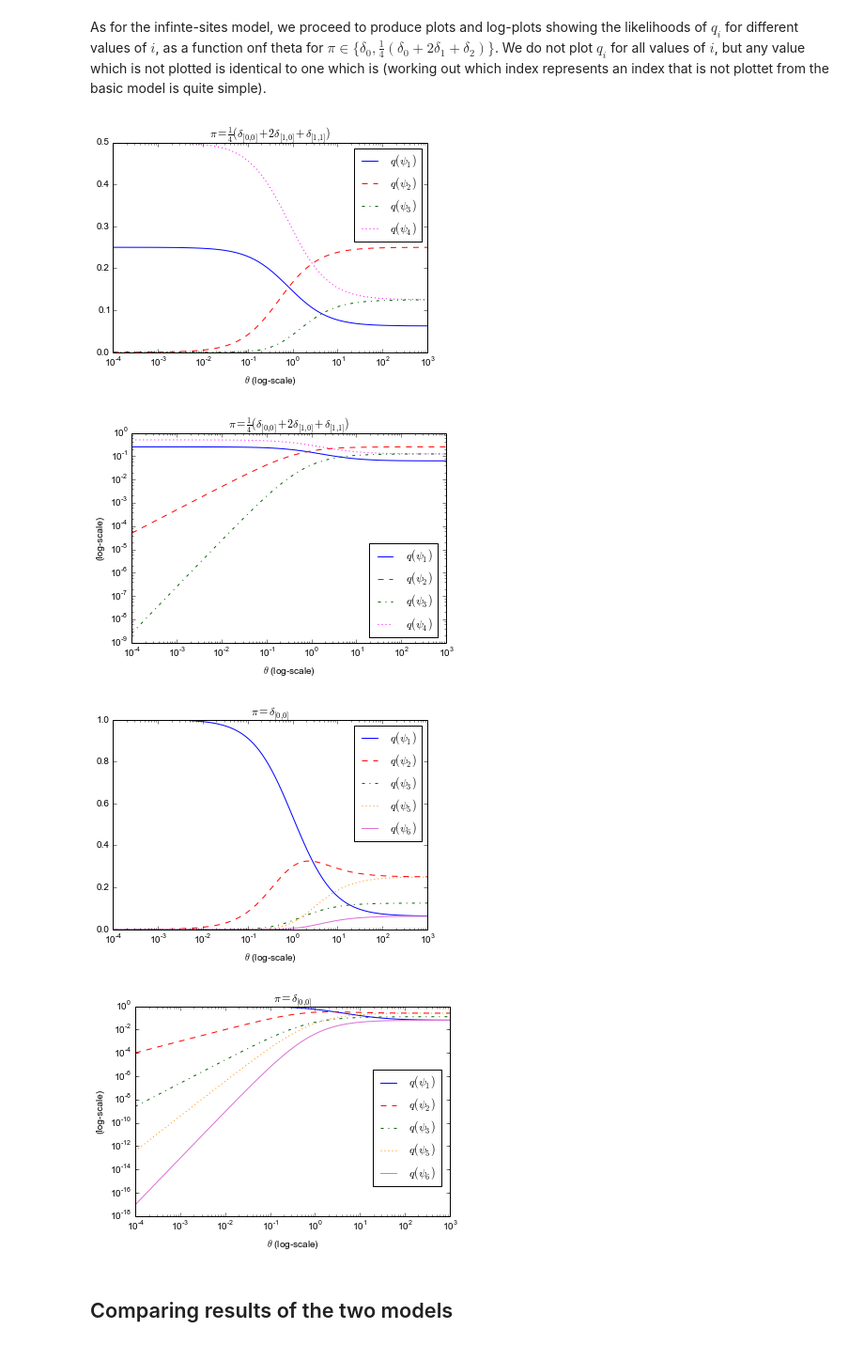
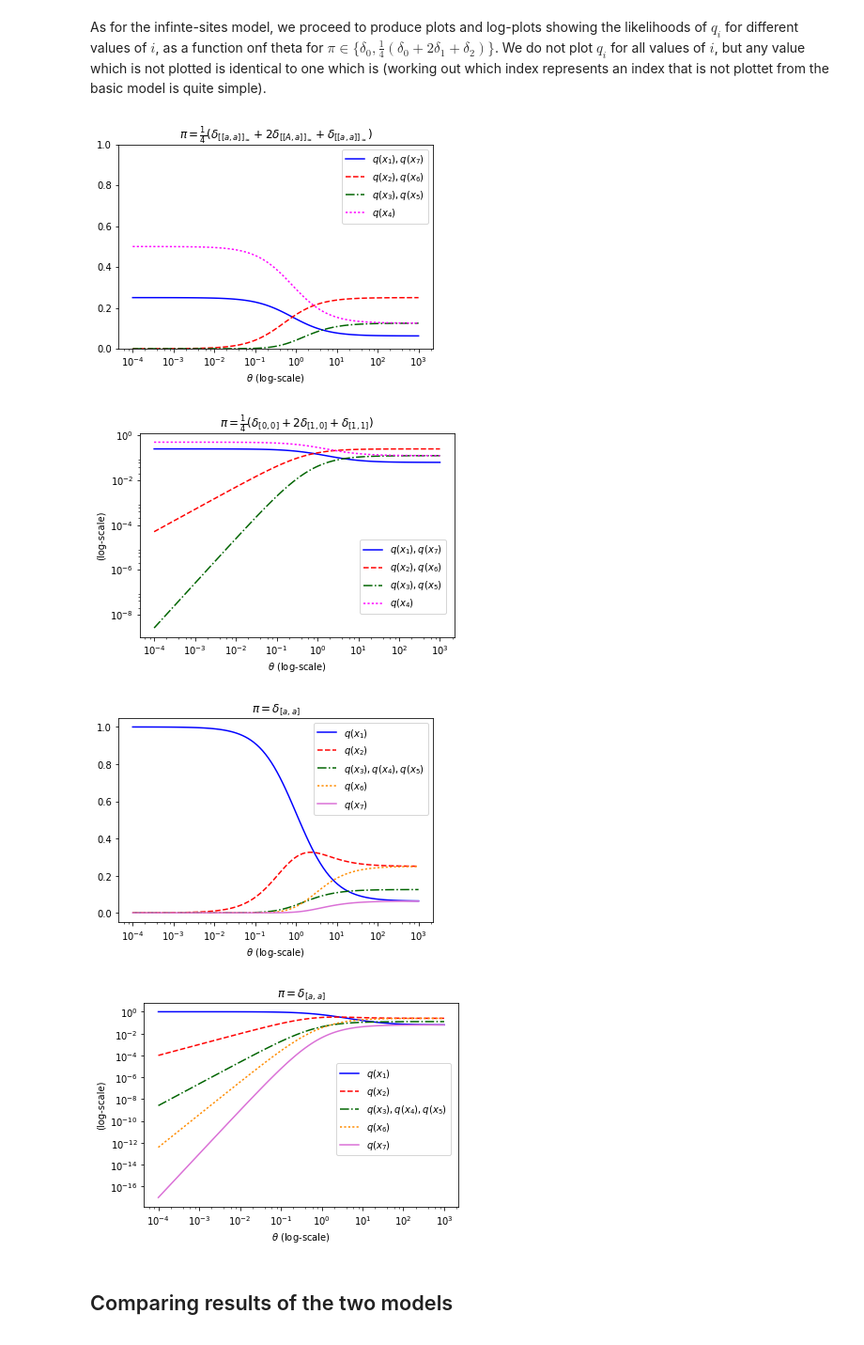
Before and after one commit to Cronjaeger/almost-infinite-sites-recursions, a Jupyter notebook: ipython_notebooks/explicit_solution_of_recursions.ipynb, the cells around one changed output. Shown: that part at 94% size. Saved outputs shown, nothing was run; the diff lists cells and outputs as text; code cells hidden in the pictures.

Commit message:
Modify to generate plots for note 4.

```diff
--- a/ipython_notebooks/explicit_solution_of_recursions.ipynb
+++ b/ipython_notebooks/explicit_solution_of_recursions.ipynb
@@ -249,16 +268,20 @@ def generate_figure_paths(figure_name):
 # %%
 plt.figure(1)
 #plt.subplot(211)
+s = 0
 for i in (4,5,9):
     likelihhods = [solutions[(theta,pi1)][i] for theta in thetas]
-    plt.plot(thetas,likelihhods, label = 'i = %i'%i)
+    plt.plot(thetas,likelihhods, label = 's = %i'%s, linestyle = styles[i])
+    #plt.plot(thetas,likelihhods, label = 'i = %i'%i)
+    s += 1
 #plt.legendnd()
 plt.legend()
 plt.xscale('log')
 plt.xlabel('$\\theta$ (log-scale)')
-plt.title('$q_i$ for $i \\in \\{ 4,5,9\\}$, $\pi = \\frac{1}{4}(\delta_0 + \delta_1 + \delta_2 + \delta_3)$')
+plt.title('$q_2$ for $s = 0,1,2$ seg. sites and $\pi$ uniform')
+#plt.title('$q_i$ for $i \\in \\{ 4,5,9\\}$, $\pi = \\frac{1}{4}(\delta_0 + \delta_1 + \delta_2 + \delta_3)$')
 
-figure_paths = generate_figure_paths('FSM_symetric_boundary')
+figure_paths = generate_figure_paths(r'note4_LabelledLabelled')
 for path in figure_paths:
     plt.savefig(path)
 
@@ -267,19 +290,27 @@ plt.close()
 
 plt.figure(2)
 #plt.subplot(212)
+s = 0
 for i in (4,5,9):
     likelihhods = [solutions[(theta,pi1)][i] for theta in thetas]
-    plt.plot(thetas,likelihhods, label = 'i = %i'%i)
+    plt.plot(thetas,likelihhods, label = 's = %i'%s)
+    #plt.plot(thetas,likelihhods, label = 'i = %i'%i)
+    s += 1
+# for i in (4,5,9):
+#     likelihhods = [solutions[(theta,pi1)][i] for theta in thetas]
+#     plt.plot(thetas,likelihhods, label = 'i = %i'%i)
 #plt.legendnd()
 plt.legend(bbox_to_anchor=(0.99, 0.30))
 plt.xscale('log')
 plt.yscale('log')
 plt.xlabel('$\\theta$ (log-scale)')
 plt.ylabel('(log-scale)')
-plt.title('$q_i$ for $i \\in \\{ 4,5,9\\}$, $\pi = \\frac{1}{4}(\delta_0 + \delta_1 + \delta_2 + \delta_3)$')
+#plt.title('$q_i$ for $i \\in \\{ 4,5,9\\}$, $\pi = \\frac{1}{4}(\delta_0 + \delta_1 + \delta_2 + \delta_3)$')
+plt.title('$q_2$ for $s = 0,1,2$ seg. sites and $\pi$ uniform')
 figure_paths = generate_figure_paths('FSM_symetric_boundary_log-log')
 for path in figure_paths:
-    plt.savefig(path)
+    pass
+    #plt.savefig(path)
 
 plt.show()
 plt.close()
@@ -559,14 +590,23 @@ pis_AIS = (pi1_AIS,pi2_AIS)
 
 solutions_AIS,Ms_AIS,bs_AIS = solve_AIS_recursions(thetas,pis_AIS)
 # %%
+# labels = {
+#     3: r'$q(\psi_1)$',
+#     4: r'$q(\psi_2)$',
+#     5: r'$q(\psi_3)$',
+#     6: r'$q(\psi_4)$',
+#     7: r'$q(\psi_5)$',
+#     8: r'$q(\psi_6)$',
+#     9: r'$q(\psi_7)$'
+# }
 labels = {
-    3: r'$q(\psi_1)$',
-    4: r'$q(\psi_2)$',
-    5: r'$q(\psi_3)$',
-    6: r'$q(\psi_4)$',
-    7: r'$q(\psi_5)$',
-    8: r'$q(\psi_6)$',
-    9: r'$q(\psi_7)$'
+    3: r'$q(x_1), q(x_7)$',
+    4: r'$q(x_2), q(x_6)$',
+    5: r'$q(x_3), q(x_5)$',
+    6: r'$q(x_4)$',
+    7: r'$q(x_5)$',
+    8: r'$q(x_6)$',
+    9: r'$q(x_7)$'
 }
 '''
 [‘solid’ | ‘dashed’, ‘dashdot’, ‘dotted’ | (offset, on-off-dash-seq) | '-' | '--' | '-.' | ':' | 'None' | ' ' | '']
@@ -598,12 +638,14 @@ for i in (3,4,5,6):
     likelihhods = [solutions_AIS[(theta,pi1_AIS)][i] for theta in thetas]
     plt.plot(thetas,likelihhods, label = labels[i], linestyle = styles[i], color = colors[i])
 #plt.legendnd()
+plt.ylim(0,1)
 plt.legend()
 plt.xscale('log')
 plt.xlabel('$\\theta$ (log-scale)')
-plt.title('$\pi = \\frac{1}{4}(\delta_{[0 , 0]} + 2\delta_{[1 , 0]} + \delta_{[1 , 1]})$')
+plt.title('$\pi = \\frac{1}{4}(\delta_{[[a , a]]_{\\approx}} + 2\delta_{[[A , a]]_{\\approx}} + \delta_{[[a , a]]_{\\approx}})$')
 
-figure_paths = generate_figure_paths('AIS_symetric_boundary')
+#figure_paths = generate_figure_paths('AIS_symetric_boundary')
+figure_paths = generate_figure_paths(r'note4_UnlabelledUnlabelled_symm_boundary')
 for path in figure_paths:
     plt.savefig(path)
 
@@ -632,45 +674,56 @@ for path in figure_paths:
 plt.show()
 plt.close()
 # %% [output]
-[figure, old version]
+[figure, new version]
-[figure, old version]
+[figure, new version]
 # %%
+labels = {
+    3: r'$q(x_1)$',
+    4: r'$q(x_2)$',
+    5: r'$q(x_3), q(x_4), q(x_5)$',
+    6: r'$q(x_4)$',
+    7: r'$q(x_5)$',
+    8: r'$q(x_6)$',
+    9: r'$q(x_7)$'
+}
+
 plt.figure(3)
 for i in (3,4,5,8,9):
     likelihhods = [solutions_AIS[(theta,pi2_AIS)][i] for theta in thetas]
     plt.plot(thetas,likelihhods, label = labels[i], linestyle = styles[i], color = colors[i])
 plt.xscale('log')
 plt.xlabel(r'$\theta$ (log-scale)')
-plt.title(r'$\pi = \delta_{[0, 0]}$')
+plt.title(r'$\pi = \delta_{[a, a]}$')
 plt.legend()
 
-figure_paths = generate_figure_paths('AIS_non-symetric_boundary')
+#figure_paths = generate_figure_paths('AIS_non-symetric_boundary')
+figure_paths = generate_figure_paths(r'note4_UnlabelledUnlabelled_point_boundary')
 for path in figure_paths:
     plt.savefig(path)
 
 plt.show()
 plt.close()
 
 plt.figure(4)
 for i in (3,4,5,8,9):
     likelihhods = [solutions_AIS[(theta,pi2_AIS)][i] for theta in thetas]
     plt.plot(thetas,likelihhods, label = labels[i], linestyle = styles[i], color = colors[i])
 plt.xscale('log')
 plt.yscale('log')
 plt.xlabel(r'$\theta$ (log-scale)')
 plt.ylabel('(log-scale)')
-plt.title(r'$\pi = \delta_{[0, 0]}$')
+plt.title(r'$\pi = \delta_{[a, a]}$')
 plt.legend(bbox_to_anchor=(0.99, 0.725))
 
 figure_paths = generate_figure_paths('AIS_non-symetric_boundary_log-log')
 for path in figure_paths:
     plt.savefig(path)
 
 plt.show()
 plt.close()
 # %% [output]
-[figure, old version]
+[figure, new version]
-[figure, old version]
+[figure, new version]
 # %% [markdown]
 ## Comparing results of the two models
 # %% [markdown]
```
Also changed, not shown: parts of 7 cells of this notebook.
